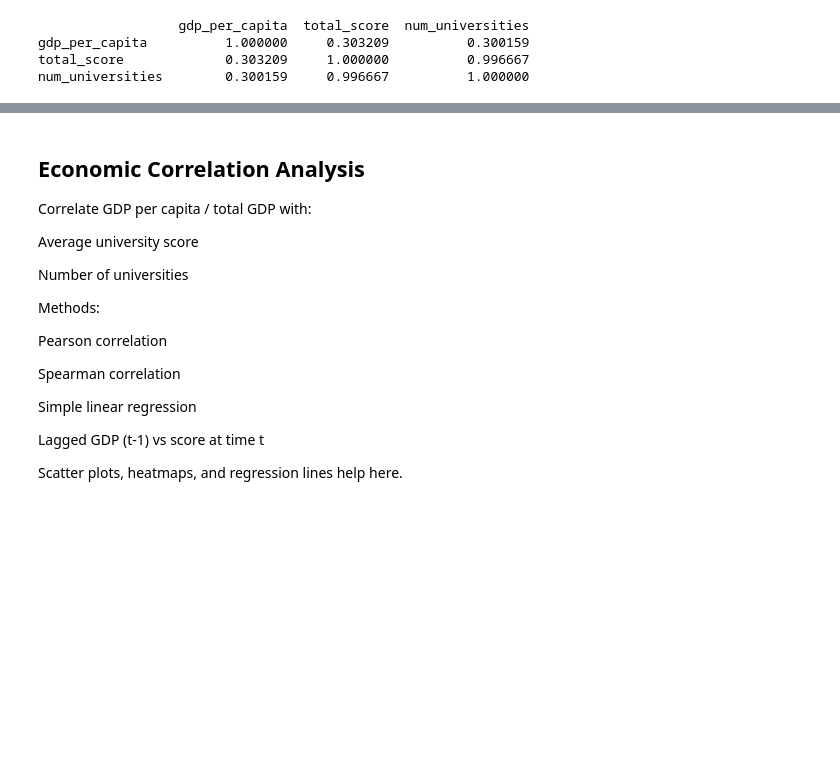
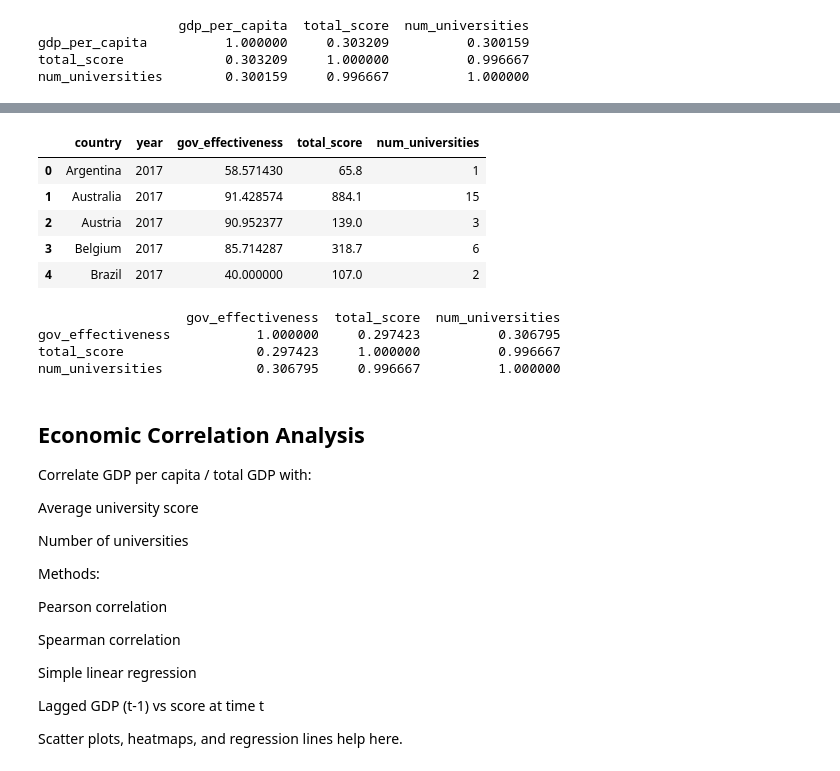
Before and after one commit to i11g/Data-Science-Project, a Jupyter notebook: Data.ipynb, the cells around one changed output, grey strips where cells are left out. Drawn from its saved outputs; the diff is of its cells as text; code cells hidden in the pictures; blank space fills up the shorter version.

```diff
--- a/Data.ipynb
+++ b/Data.ipynb
@@ -1415,3 +1499,27 @@ plt.show()
+# %%
+# Merge GDP with ranking stats
+merged_df_gov = pd.merge(gov_eff_long, agg_data, on=["country", "year"])
+
+# Final columns: country, year, gdp_per_capita, score, university_count
+merged_df_gov.head(5)
+# %% [output]
+|  | country | year | gov_effectiveness | total_score | num_universities |
+| 0 | Argentina | 2017 | 58.571430 | 65.8 | 1 |
+| 1 | Australia | 2017 | 91.428574 | 884.1 | 15 |
+| 2 | Austria | 2017 | 90.952377 | 139.0 | 3 |
+| 3 | Belgium | 2017 | 85.714287 | 318.7 | 6 |
+| 4 | Brazil | 2017 | 40.000000 | 107.0 | 2 |
+# %%
+# Compute correlation matrix
+correlation_gov = merged_df_gov[["gov_effectiveness", "total_score", "num_universities"]].corr()
+
+# Display correlation table
+print(correlation_gov)
+# %% [output]
+                   gov_effectiveness  total_score  num_universities
+gov_effectiveness           1.000000     0.297423          0.306795
+total_score                 0.297423     1.000000          0.996667
+num_universities            0.306795     0.996667          1.000000
 # %%
 from sklearn.linear_model import LinearRegression
 from sklearn.metrics import r2_score
```
Also changed, not shown: parts of 56 cells of this notebook, 4 other files.
